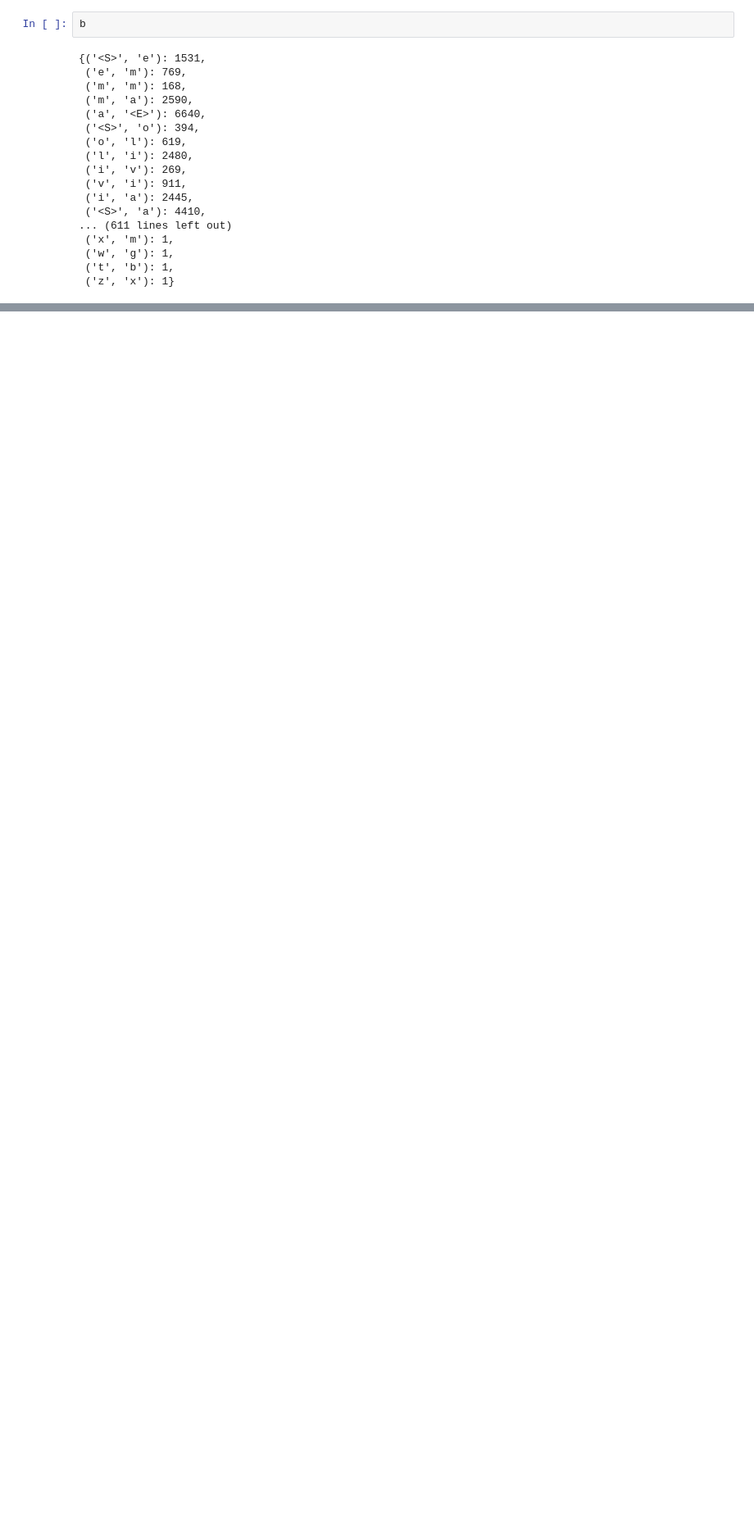
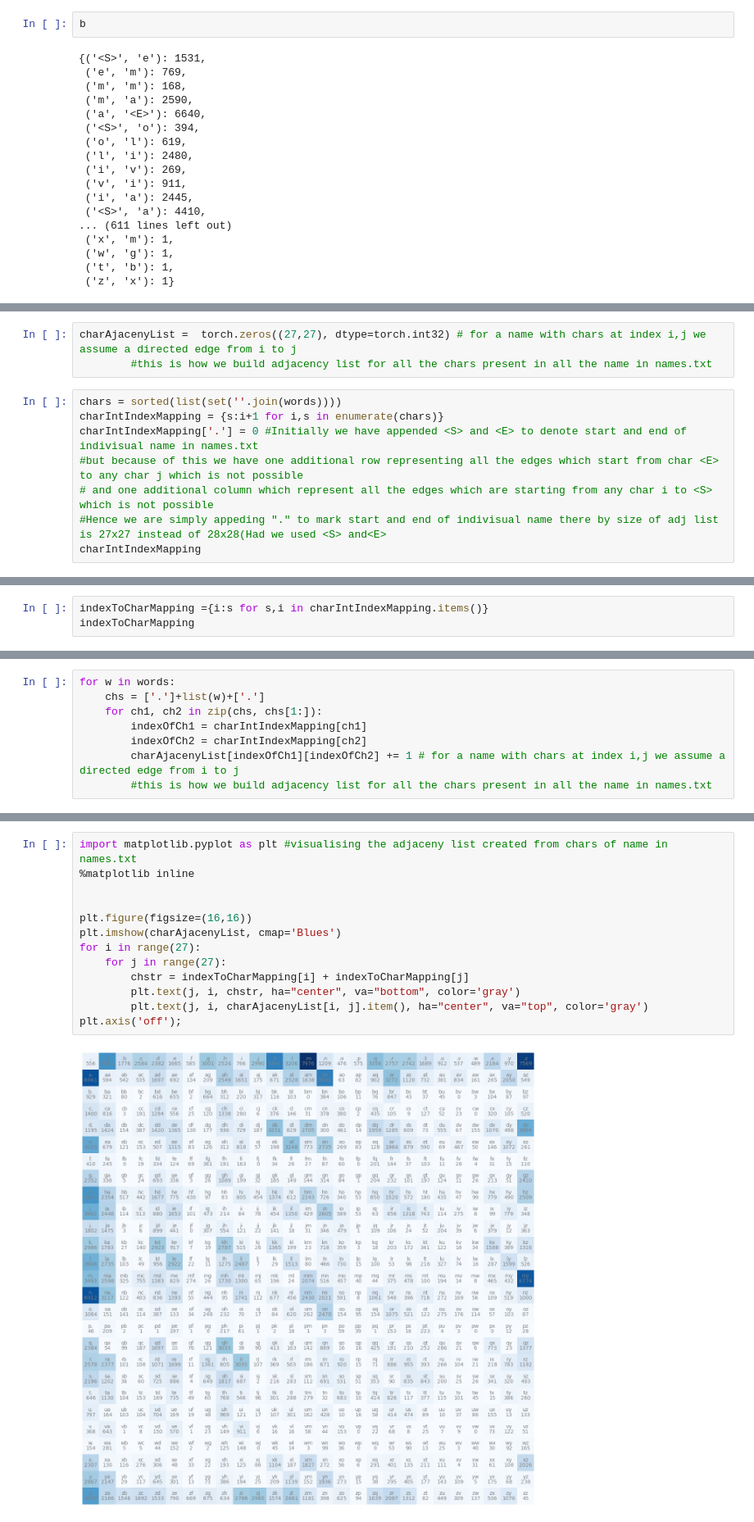
Before and after one commit to pxsitivevxbess/bigramModel, a Jupyter notebook: bigrammodel.ipynb, the cells around one changed output, grey strips where cells are left out. Shown at 82% size. Cells and saved outputs as stored; diff of their text form; blank space fills up the shorter version.

Commit message:
Making adjacenyList for directed graph for representing directed edges between chars i and j which comes adjacent as i,j in name in names.txt

```diff
--- a/bigrammodel.ipynb
+++ b/bigrammodel.ipynb
@@ -44,0 +87,11 @@ b
+# %%
+charAjacenyList =  torch.zeros((27,27), dtype=torch.int32) # for a name with chars at index i,j we assume a directed edge from i to j
+        #this is how we build adjacency list for all the chars present in all the name in names.txt
+# %%
+chars = sorted(list(set(''.join(words))))
+charIntIndexMapping = {s:i+1 for i,s in enumerate(chars)}
+charIntIndexMapping['.'] = 0 #Initially we have appended <S> and <E> to denote start and end of indivisual name in names.txt
+#but because of this we have one additional row representing all the edges which start from char <E> to any char j which is not possible
+# and one additional column which represent all the edges which are starting from any char i to <S> which is not possible
+#Hence we are simply appeding "." to mark start and end of indivisual name there by size of adj list is 27x27 instead of 28x28(Had we used <S> and<E>
+charIntIndexMapping
@@ -44,0 +116,3 @@ b
+# %%
+indexToCharMapping ={i:s for s,i in charIntIndexMapping.items()}
+indexToCharMapping
@@ -44,0 +137,8 @@ b
+# %%
+for w in words:
+    chs = ['.']+list(w)+['.']
+    for ch1, ch2 in zip(chs, chs[1:]):
+        indexOfCh1 = charIntIndexMapping[ch1]
+        indexOfCh2 = charIntIndexMapping[ch2]
+        charAjacenyList[indexOfCh1][indexOfCh2] += 1 # for a name with chars at index i,j we assume a directed edge from i to j
+        #this is how we build adjacency list for all the chars present in all the name in names.txt
@@ -44,0 +165,15 @@ b
+# %%
+import matplotlib.pyplot as plt #visualising the adjaceny list created from chars of name in names.txt
+%matplotlib inline
+
+
+plt.figure(figsize=(16,16))
+plt.imshow(charAjacenyList, cmap='Blues')
+for i in range(27):
+    for j in range(27):
+        chstr = indexToCharMapping[i] + indexToCharMapping[j]
+        plt.text(j, i, chstr, ha="center", va="bottom", color='gray')
+        plt.text(j, i, charAjacenyList[i, j].item(), ha="center", va="top", color='gray')
+plt.axis('off');
+# %% [output]
+[figure, added]
```
Also changed, not shown: parts of 11 cells of this notebook.
